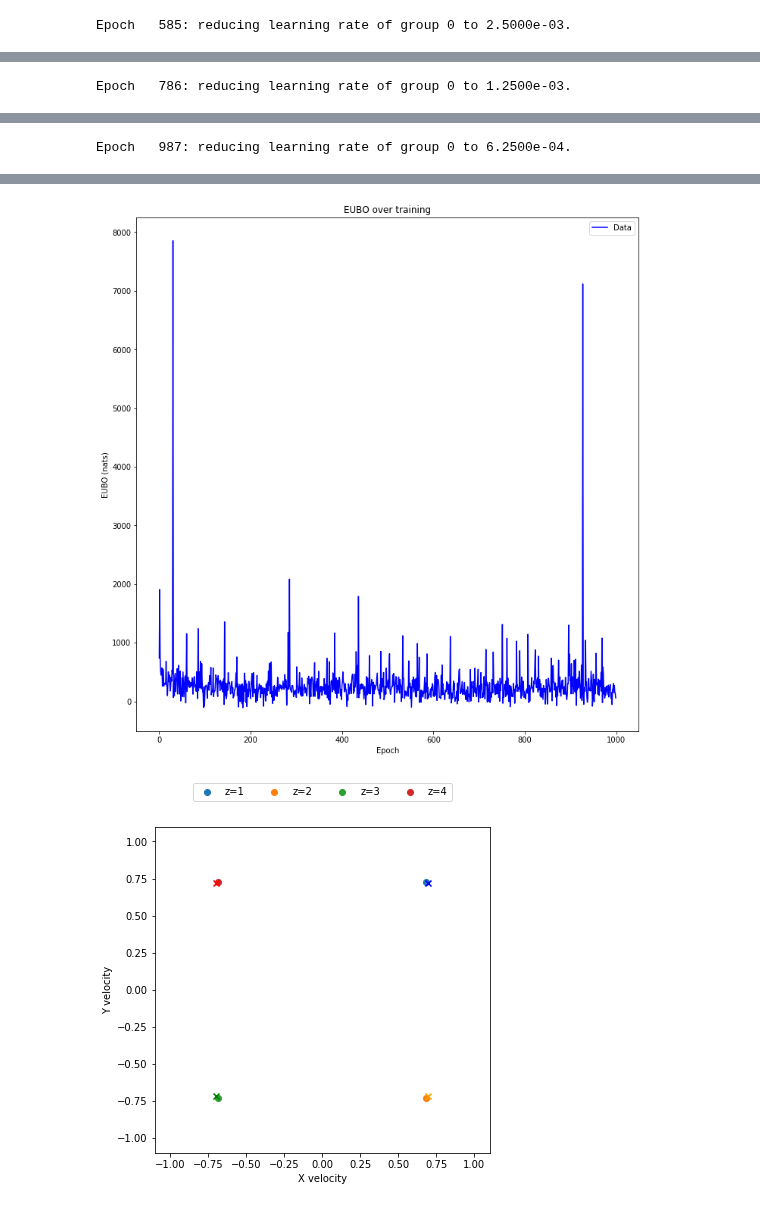
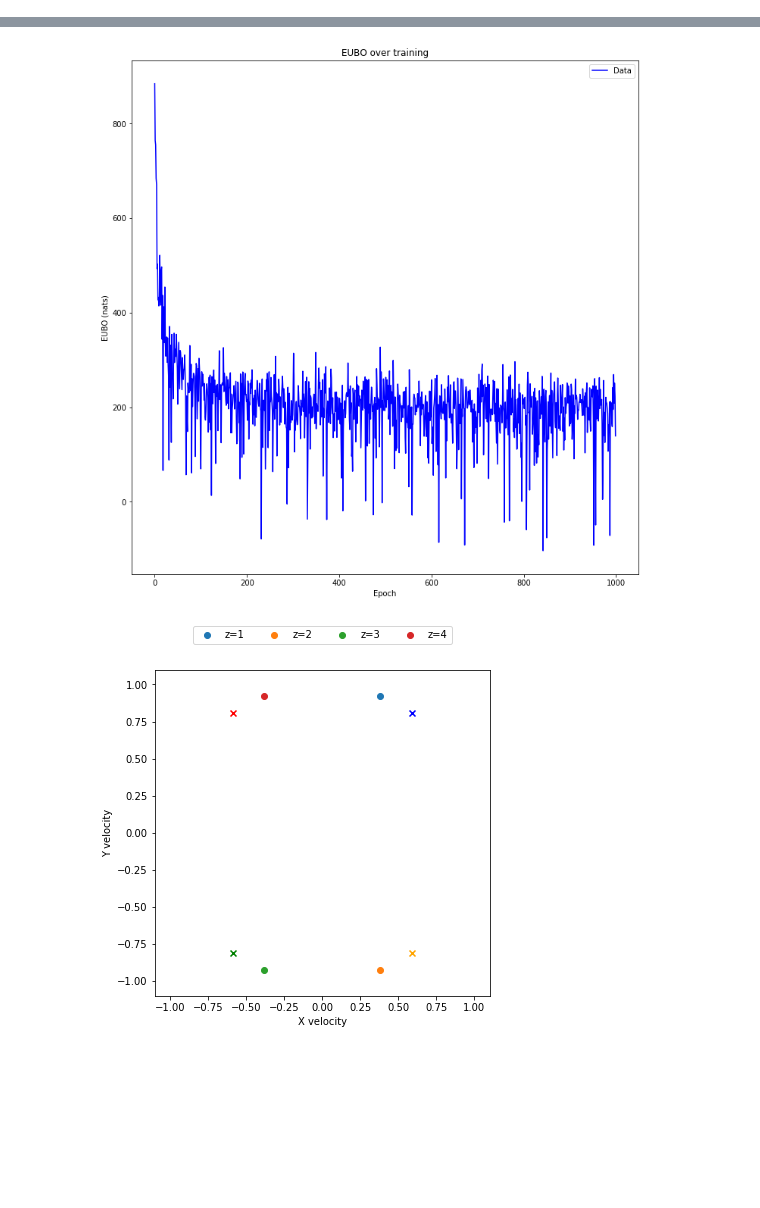
Before and after one commit to probtorch/combinators, a Jupyter notebook: bouncing_ball.ipynb, the cells around one changed output, grey strips where cells are left out. Cells and saved outputs as stored; diff of their text form; code cells hidden in the pictures; blank space fills up the shorter version.

Commit message:
bouncing_ball.ipynb: update notebook for foldable combinators
Signed-off-by: Eli Sennesh <esennesh@ccis.neu.edu>

```diff
--- a/bouncing_ball.ipynb
+++ b/bouncing_ball.ipynb
@@ -79,7 +80,7 @@ prior_init_params = {
 # %%
 init_bouncing_ball = combinators.HyperPopulation(bouncing_ball.init_bouncing_ball, num_particles, hyper=prior_init_params)
 # %%
-bouncing_ball_smc = importance.smc(bouncing_ball_step, num_particles, lambda: range(T), initializer=init_bouncing_ball)
+bouncing_ball_smc = importance.reduce_smc(bouncing_ball_step, num_particles, lambda: range(T), initializer=init_bouncing_ball)
 # %%
 variational_init_params = {
     'position_0': {
@@ -128,9 +129,9 @@ def generate_trajectory_trace(s):
 # %%
 def accumulate_trajectory(inference):
     result = torch.zeros(num_particles[0], len(trajectory), 2)
-    result[:, 0] = inference['init_bouncing_ball/position_0'].value
+    result[:, 0] = inference['Reduce(Foldable(bouncing_ball_step))/0/init_bouncing_ball/position_0'].value
     for t in range(len(trajectory) - 1):
-        result[:, t+1] = result[:, t] + inference['Reduce(bouncing_ball_step)/%d/bouncing_ball_step/displacement_%d' % (t, t+1)].value
+        result[:, t+1] = result[:, t] + inference['Reduce(Foldable(bouncing_ball_step))/%d/Foldable(bouncing_ball_step)(%d,)/bouncing_ball_step/displacement_%d' % (t, t, t+1)].value
     return result
 # %%
 def graph_position_trajectory(positions, T, s):
@@ -191,7 +192,7 @@ for s in range(num_series):
     trajectory, displacements, data = generate_trajectory_trace(s)
     init_proposal = combinators.HyperPopulation(bouncing_ball.init_bouncing_ball, num_particles,
                                                 trainable=variational_init_params)
-    bouncing_ball_proposal = importance.smc(bouncing_ball_step, num_particles, lambda: range(T), initializer=init_proposal)
+    bouncing_ball_proposal = foldable.Reduce(foldable.Foldable(bouncing_ball_step, initializer=init_proposal), lambda: range(T))
 
     importance_sampler = combinators.score_under_proposal(bouncing_ball_smc, bouncing_ball_proposal)
 
@@ -205,12 +206,12 @@ for s in range(num_series):
 
     init_posterior = combinators.PrimitiveCall(bouncing_ball.init_bouncing_ball,
                                                hyper=trained_params)
-    bouncing_ball_posterior = combinators.Reduce(bouncing_ball_step, lambda: range(T), initializer=init_posterior)
+    bouncing_ball_posterior = importance.reduce_smc(bouncing_ball_step, num_particles, lambda: range(T), initializer=init_posterior)
     _, inference, _ = bouncing_ball_posterior.simulate()
     inferred_trajectory = accumulate_trajectory(inference)
 
     positions = torch.stack([inferred_trajectory[:, t+1] for t in range(T)], dim=1).mean(dim=0).cpu().detach()
-    displacements = torch.stack([inference['Reduce(bouncing_ball_step)/%d/bouncing_ball_step/displacement_%d' % (t, t+1)].value for t in range(T)], dim=1).mean(dim=0).cpu().detach()
+    displacements = torch.stack([inference['Reduce(Foldable(bouncing_ball_step))/%d/Foldable(bouncing_ball_step)(%d,)/bouncing_ball_step/displacement_%d' % (t, t, t+1)].value for t in range(T)], dim=1).mean(dim=0).cpu().detach()
     step_numbers = torch.stack((torch.arange(T), torch.arange(T) + 1), dim=-1)
     velocity_srcs = torch.cat((torch.arange(T-1).unsqueeze(1).to(displacements), displacements[:-1]), dim=1)
     velocity_dests = torch.cat((torch.arange(T-1).unsqueeze(1).to(displacements) + 1, displacements[1:]), dim=1)
@@ -223,11 +224,11 @@ for s in range(num_series):
     beta = torch.tensor(trained_params['directions']['angle']['concentration0']).mean(dim=0)
     mean_angle = torch.distributions.Beta(alpha, beta).mean  * np.pi/2
     modal_directions[s] = bouncing_ball.reflect_directions(mean_angle)
-    mean_angle = inference['init_bouncing_ball/directions__angle'].value.mean(dim=0).detach().cpu() * np.pi/2
+    mean_angle = inference['Reduce(Foldable(bouncing_ball_step))/0/init_bouncing_ball/directions__angle'].value.mean(dim=0).detach().cpu() * np.pi/2
     final_mus[s] = bouncing_ball.reflect_directions(mean_angle).numpy()
-    final_covs[s] = inference['init_bouncing_ball/directions__scale'].value.mean(dim=0).detach().cpu().numpy()
+    final_covs[s] = inference['Reduce(Foldable(bouncing_ball_step))/0/init_bouncing_ball/directions__scale'].value.mean(dim=0).detach().cpu().numpy()
     for k in range(K):
-        As_pred[s][k] = inference['init_bouncing_ball/A_%d' % (k+1)].value.mean(dim=0).detach().cpu().numpy()
+        As_pred[s][k] = inference['Reduce(Foldable(bouncing_ball_step))/0/init_bouncing_ball/A_%d' % (k+1)].value.mean(dim=0).detach().cpu().numpy()
 
     plt.close('all')
 
@@ -271 +271,0 @@ Epoch   384: reducing learning rate of group 0 to 5.0000e-03.
-Epoch   585: reducing learning rate of group 0 to 2.5000e-03.
@@ -289 +271,0 @@ Epoch   585: reducing learning rate of group 0 to 2.5000e-03.
-Epoch   786: reducing learning rate of group 0 to 1.2500e-03.
@@ -307 +271,0 @@ Epoch   786: reducing learning rate of group 0 to 1.2500e-03.
-Epoch   987: reducing learning rate of group 0 to 6.2500e-04.
@@ -320,5 +272,5 @@ Epoch   987: reducing learning rate of group 0 to 6.2500e-04.
-[figure, old version]
+[figure, new version]
-[figure, old version]
+[figure, new version]
 # %%
 import bouncing_ball_plots
 # %%
```
Also changed, not shown: parts of 5 cells of this notebook.
